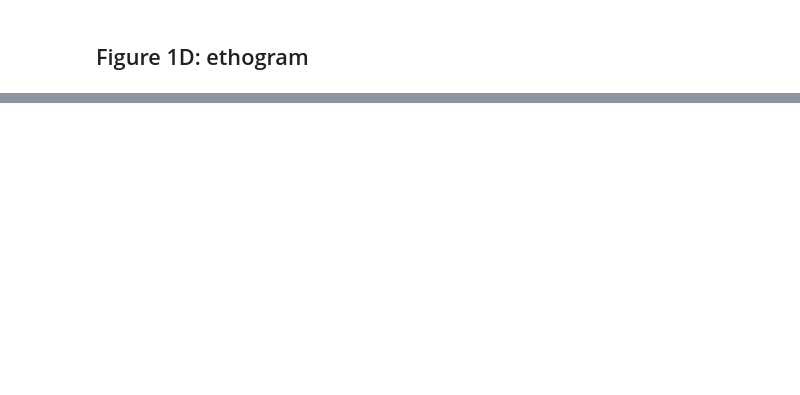
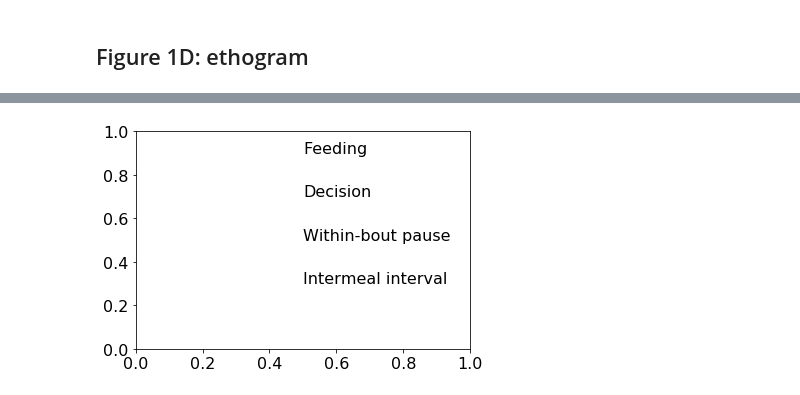
Before and after one commit to tomMcGrath/bayesian_feeding, a Jupyter notebook: Figure1.ipynb, the cells around one changed output, grey strips where cells are left out. Drawn from its saved outputs; the diff is of its cells as text; code cells hidden in the pictures; blank space fills up the shorter version.

Commit message:
Figures completed

```diff
--- a/Figure1.ipynb
+++ b/Figure1.ipynb
@@ -188,0 +202,10 @@ plt.show()
+# %%
+fig, axes = plt.subplots(1)
+axes.text(0.5, 0.9, 'Feeding')
+axes.text(0.5, 0.7, 'Decision')
+axes.text(0.5, 0.5, 'Within-bout pause')
+axes.text(0.5, 0.3, 'Intermeal interval')
+plt.savefig('figures/fig1a_annotations.svg')
+plt.show()
+# %% [output]
+[figure, added]
```
Also changed, not shown: parts of 2 cells of this notebook, 7 other files.
